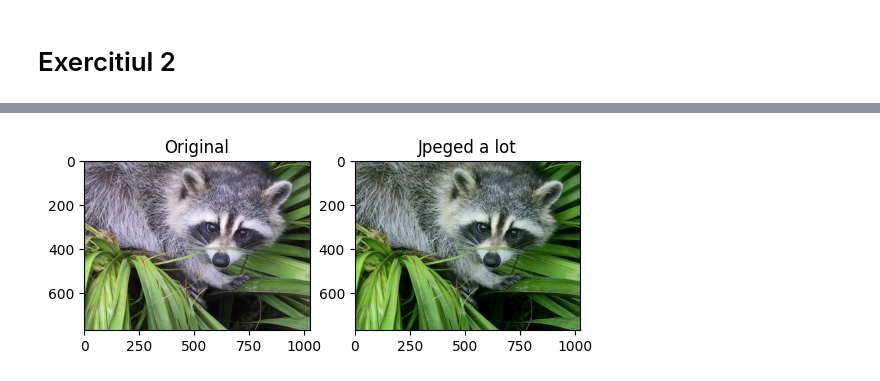
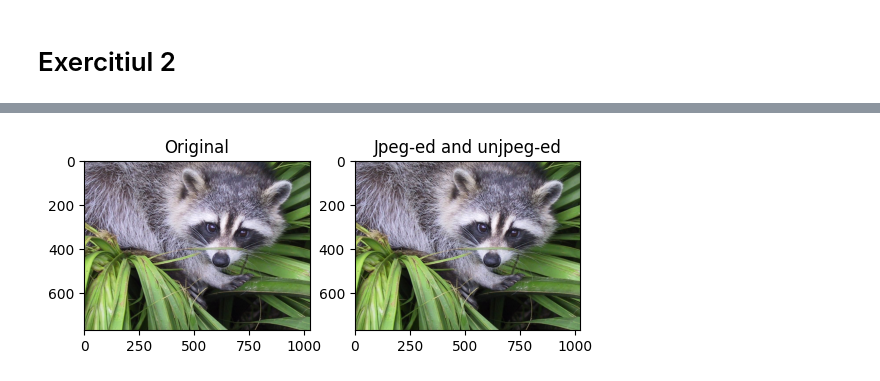
Before and after one commit to AirineiAndrei/Signal-Processing, a Jupyter notebook: tema1/ps-tema-01.ipynb, the cells around one changed output, grey strips where cells are left out. Cells and saved outputs as stored; diff of their text form; code cells hidden in the pictures.

Commit message:
tema 1 add encoder and decoder class and refactor most functions do exercise 3

```diff
--- a/tema1/ps-tema-01.ipynb
+++ b/tema1/ps-tema-01.ipynb
@@ -120,21 +121,15 @@ Q_jpeg = [[16, 11, 10, 16, 24, 40, 51, 61],
           [24, 35, 55, 64, 81, 104, 113, 92],
           [49, 64, 78, 87, 103, 121, 120, 101],
           [72, 92, 95, 98, 112, 100, 103, 99]]
+block_size= 8
 
 # Encoding
-def jpeg_block(block):
-      assert block.shape == (8,8)
-      y = dctn(block)
-      y_jpeg = Q_jpeg*np.round(y/Q_jpeg)
-      return y_jpeg
-
-def unjpeg_block(block):
-      return idctn(block)
-
-y_jpeg = jpeg_block(X[:8, :8])
+x = X[:8, :8]
+y = dctn(x)
+y_jpeg = Q_jpeg*np.round(y/Q_jpeg)
 
 # Decoding
-x_jpeg = unjpeg_block(y_jpeg)
+x_jpeg = idctn(y_jpeg)
 
 # Results
 y_nnz = np.count_nonzero(y)
@@ -165,2 +243,14 @@ Componente în frecvență după cuantizare: 14
+# %%
+# grayscale
+def encode_decode_img(img):
+    jpeg = JpegEncoder.jpeg_encode(img)
+    recover = JpegDecoder.jpeg_decode(jpeg)
+    return recover
+
+# rgb
+def encode_decode_img_rgb(img):
+    jpeg = JpegEncoder.jpeg_rgb(img)
+    recover = JpegDecoder.unjpeg_rgb(jpeg)
+    return recover
 # %% [markdown]
 # Exercitiul 1
@@ -328,16 +271,12 @@ avg error per pixel 6.05848863389757
 # %%
-tst_img = X.copy()
-orig_img = tst_img.copy()
+tst_img = misc.face()
+recover = encode_decode_img_rgb(tst_img)
 
-for i in range(15):
-    jpeg_img = jpeg_rgb(tst_img)
-    recover = unjpeg_rgb(jpeg_img)
-    tst_img = recover
-
-plt.subplot(121).imshow(orig_img, cmap=plt.cm.gray)
+# visual test
+plt.subplot(121).imshow(tst_img, cmap=plt.cm.gray)
 plt.title('Original')
-plt.subplot(122).imshow(tst_img, cmap=plt.cm.gray)
-plt.title('Jpeged a lot')
+plt.subplot(122).imshow(recover, cmap=plt.cm.gray)
+plt.title('Jpeg-ed and unjpeg-ed')
 plt.show()
 # %% [output]
-[figure, old version]
+[figure, new version]
```
Also changed, not shown: parts of 15 cells of this notebook.
